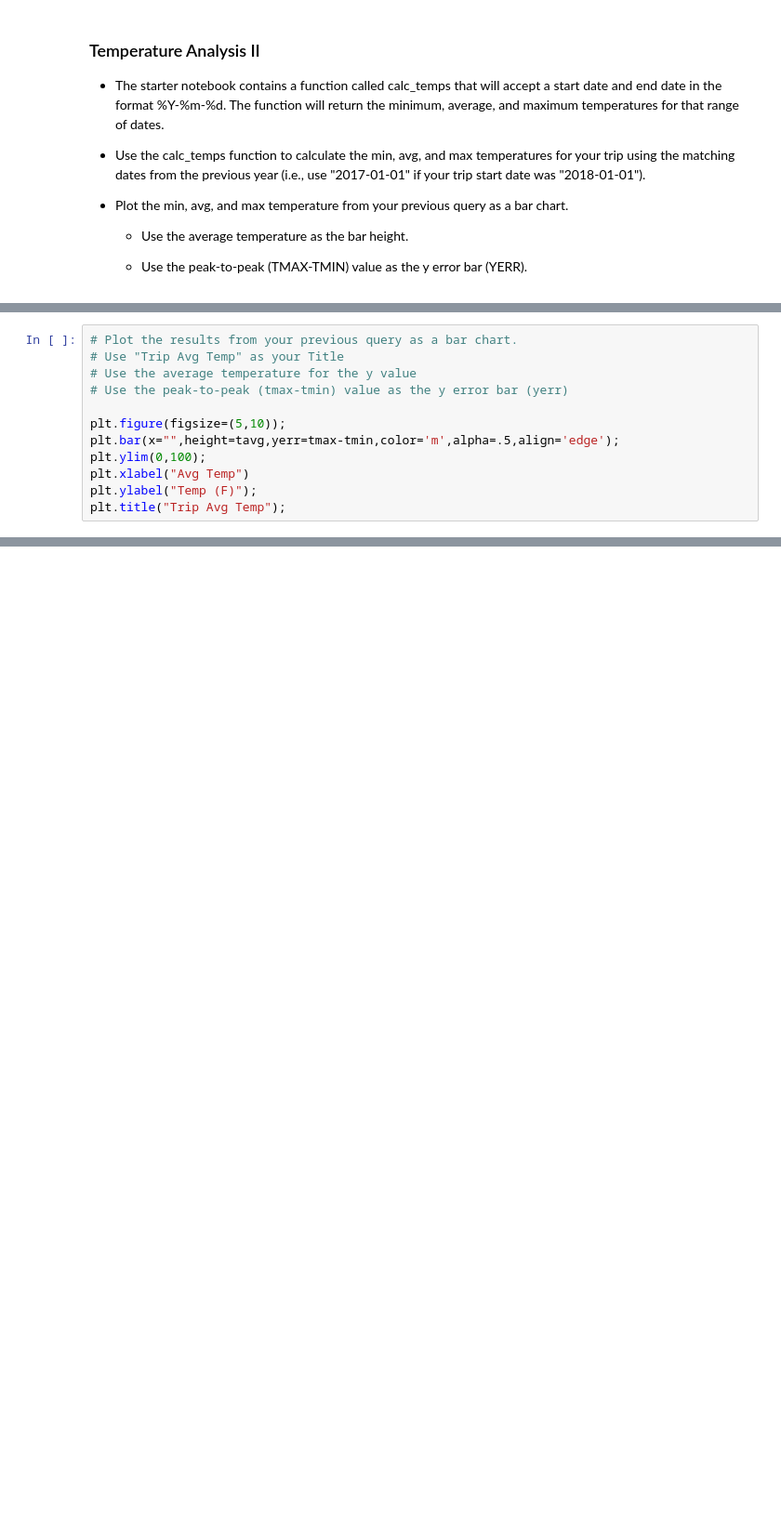
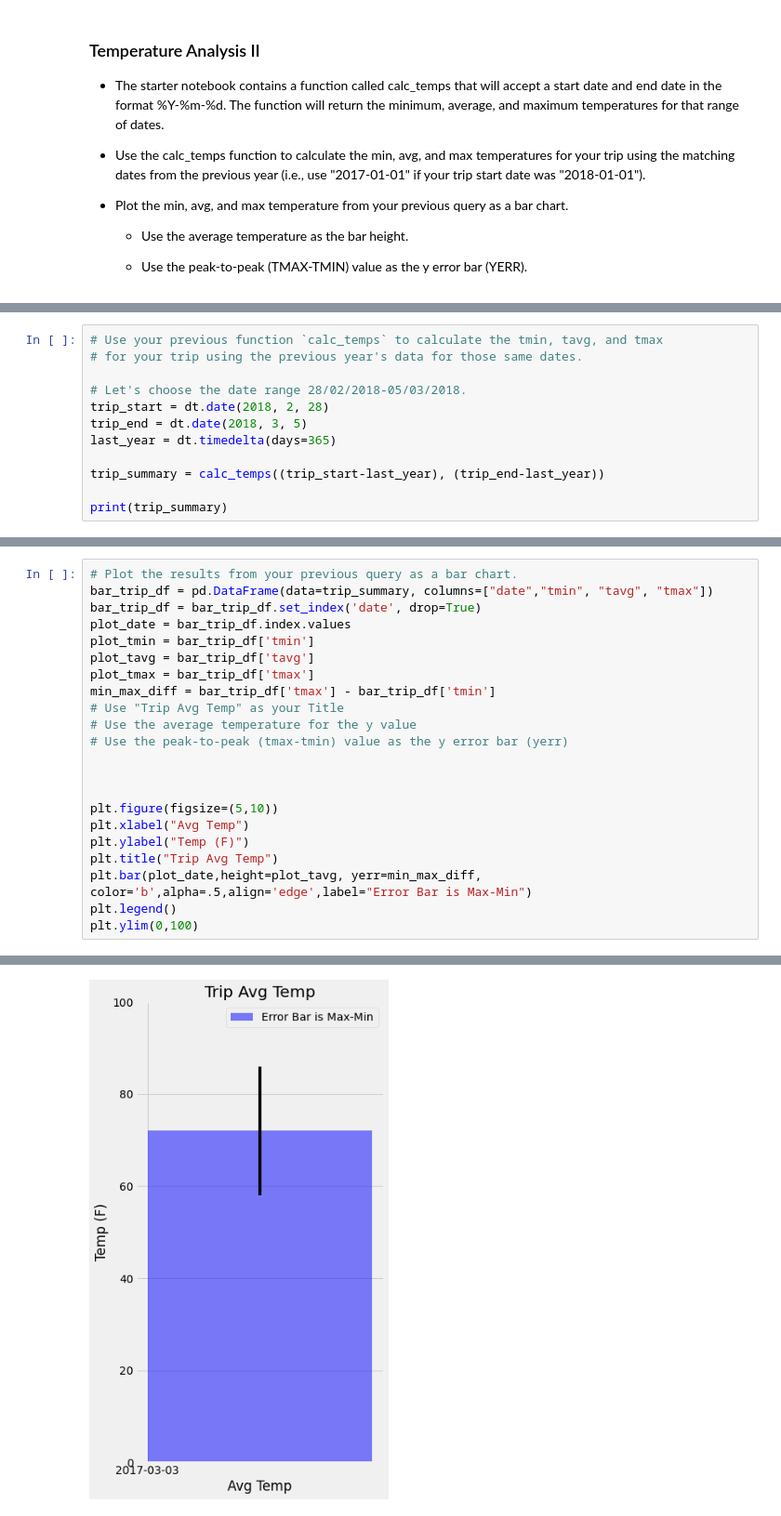
Before and after one commit to eatingsoup1986/sqlalchemy_challenge, a Jupyter notebook: climate_starter.ipynb, the cells around one changed output, grey strips where cells are left out. Shown: that part at 93% size. Saved outputs shown, nothing was run; the diff lists cells and outputs as text; blank space fills up the shorter version.

```diff
--- a/climate_starter.ipynb
+++ b/climate_starter.ipynb
@@ -269,0 +233,12 @@ ValueError: time data '2' does not match format '%Y-%m-%d'
+# %%
+# Use your previous function `calc_temps` to calculate the tmin, tavg, and tmax
+# for your trip using the previous year's data for those same dates.
+
+# Let's choose the date range 28/02/2018-05/03/2018.
+trip_start = dt.date(2018, 2, 28)
+trip_end = dt.date(2018, 3, 5)
+last_year = dt.timedelta(days=365)
+
+trip_summary = calc_temps((trip_start-last_year), (trip_end-last_year))
+
+print(trip_summary)
@@ -270,13 +247,23 @@ ValueError: time data '2' does not match format '%Y-%m-%d'
 # %%
 # Plot the results from your previous query as a bar chart.
+bar_trip_df = pd.DataFrame(data=trip_summary, columns=["date","tmin", "tavg", "tmax"])
+bar_trip_df = bar_trip_df.set_index('date', drop=True)
+plot_date = bar_trip_df.index.values
+plot_tmin = bar_trip_df['tmin']
+plot_tavg = bar_trip_df['tavg']
+plot_tmax = bar_trip_df['tmax']
+min_max_diff = bar_trip_df['tmax'] - bar_trip_df['tmin']
 # Use "Trip Avg Temp" as your Title
 # Use the average temperature for the y value
 # Use the peak-to-peak (tmax-tmin) value as the y error bar (yerr)
 
-plt.figure(figsize=(5,10));
-plt.bar(x="",height=tavg,yerr=tmax-tmin,color='m',alpha=.5,align='edge');
-plt.ylim(0,100);
+
+
+plt.figure(figsize=(5,10))
 plt.xlabel("Avg Temp")
-plt.ylabel("Temp (F)");
-plt.title("Trip Avg Temp");
+plt.ylabel("Temp (F)")
+plt.title("Trip Avg Temp")
+plt.bar(plot_date,height=plot_tavg, yerr=min_max_diff, color='b',alpha=.5,align='edge',label="Error Bar is Max-Min")
+plt.legend()
+plt.ylim(0,100)
 # %% [output]
@@ -284,0 +271 @@ NameError: name 'tavg' is not defined
+[figure, added]
```
Also changed, not shown: parts of 12 cells of this notebook, 1 other file.
